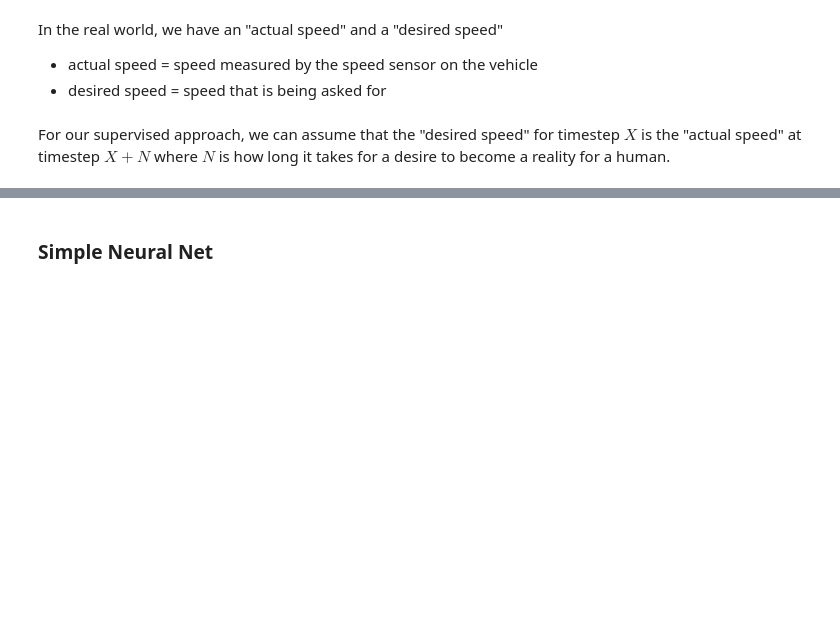
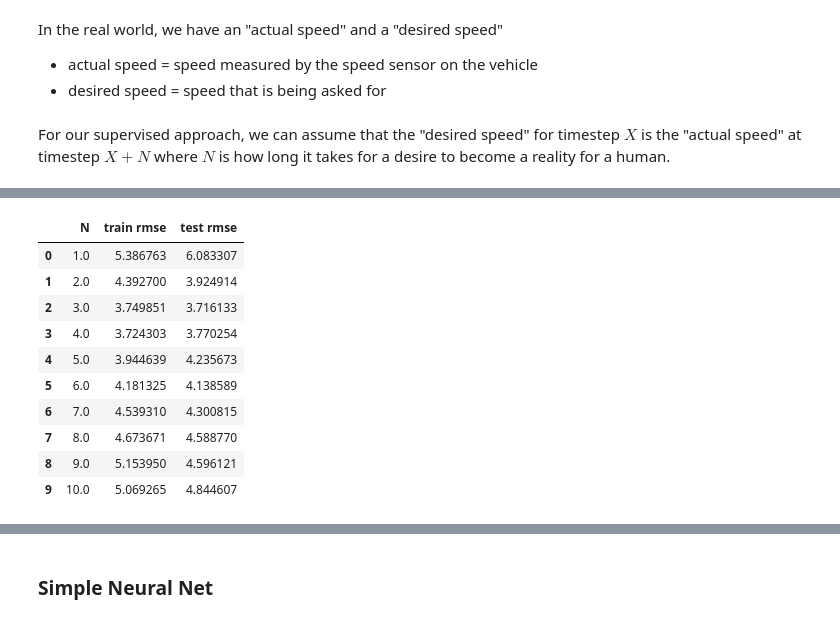
Before and after one commit to drg101/MLESC, a Jupyter notebook: analyze/Basic_Analyze.ipynb, the cells around one changed output, grey strips where cells are left out. Cells and saved outputs as stored; diff of their text form; code cells hidden in the pictures; blank space fills up the shorter version.

```diff
--- a/analyze/Basic_Analyze.ipynb
+++ b/analyze/Basic_Analyze.ipynb
@@ -759,0 +802,15 @@ results
+# %%
+results = np.array(results)
+pd.DataFrame(results, columns=['N', 'train rmse', 'test rmse'])
+# %% [output]
+|  | N | train rmse | test rmse |
+| 0 | 1.0 | 5.386763 | 6.083307 |
+| 1 | 2.0 | 4.392700 | 3.924914 |
+| 2 | 3.0 | 3.749851 | 3.716133 |
+| 3 | 4.0 | 3.724303 | 3.770254 |
+| 4 | 5.0 | 3.944639 | 4.235673 |
+| 5 | 6.0 | 4.181325 | 4.138589 |
+| 6 | 7.0 | 4.539310 | 4.300815 |
+| 7 | 8.0 | 4.673671 | 4.588770 |
+| 8 | 9.0 | 5.153950 | 4.596121 |
+| 9 | 10.0 | 5.069265 | 4.844607 |
```
Also changed, not shown: parts of 16 cells of this notebook, 1 other file.
